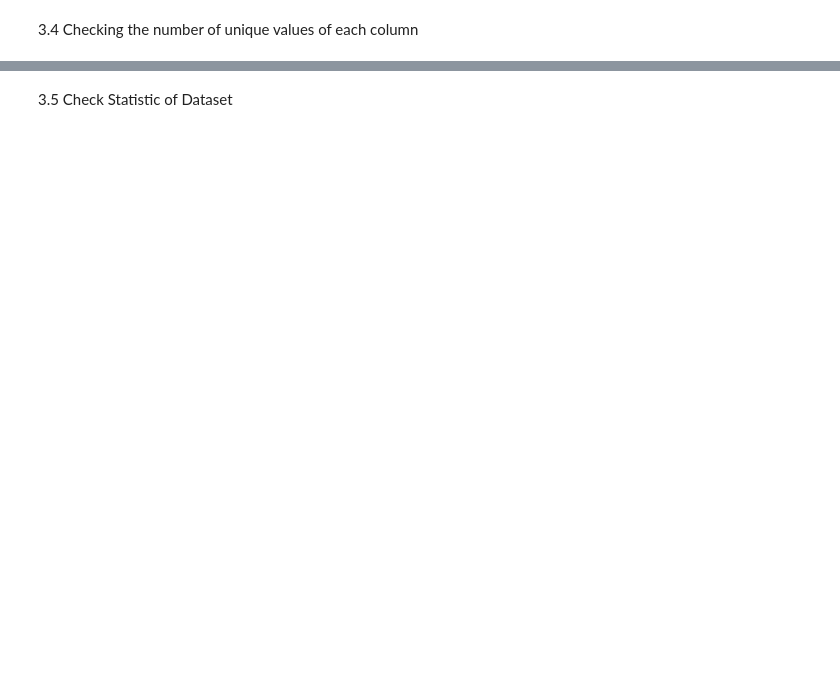
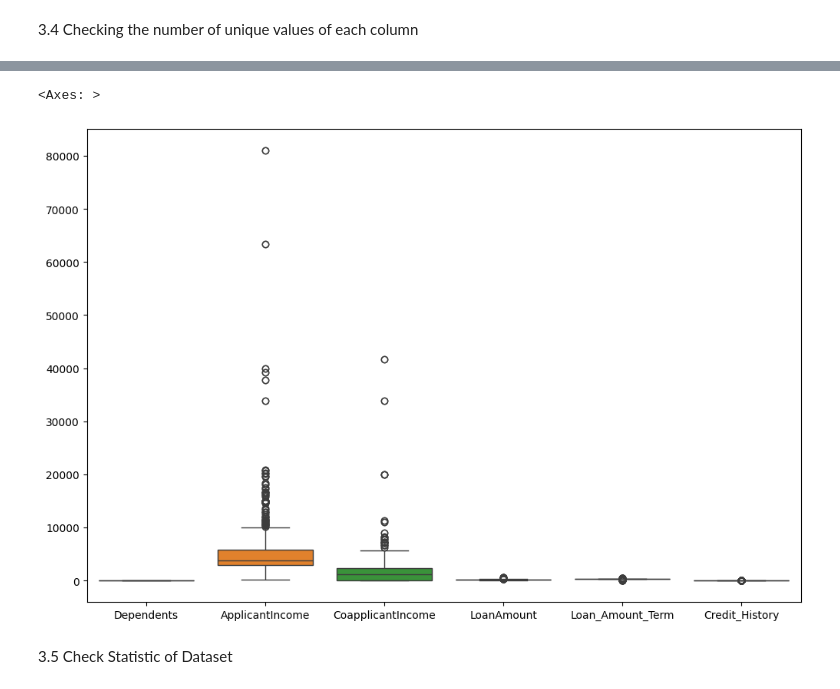
Before and after one commit to Dishasoni1009/Loan_approval, a Jupyter notebook: notebook/EDA_LOAN_APPROVAL.ipynb, the cells around one changed output, grey strips where cells are left out. Drawn from its saved outputs; the diff is of its cells as text; code cells hidden in the pictures; blank space fills up the shorter version.

Commit message:
visualization

```diff
--- a/notebook/EDA_LOAN_APPROVAL.ipynb
+++ b/notebook/EDA_LOAN_APPROVAL.ipynb
@@ -218,6 +271,14 @@ Credit_History         2
 Property_Area          3
 Loan_Status            2
 dtype: int64
+# %%
+## Checking the outliers
+
+plt.figure(figsize=(12,8))
+sns.boxplot(data = df)
+# %% [output]
+<Axes: >
+[figure, added]
 # %% [markdown]
 3.5 Check Statistic of Dataset
 # %%
```
Also changed, not shown: parts of 21 cells of this notebook.
